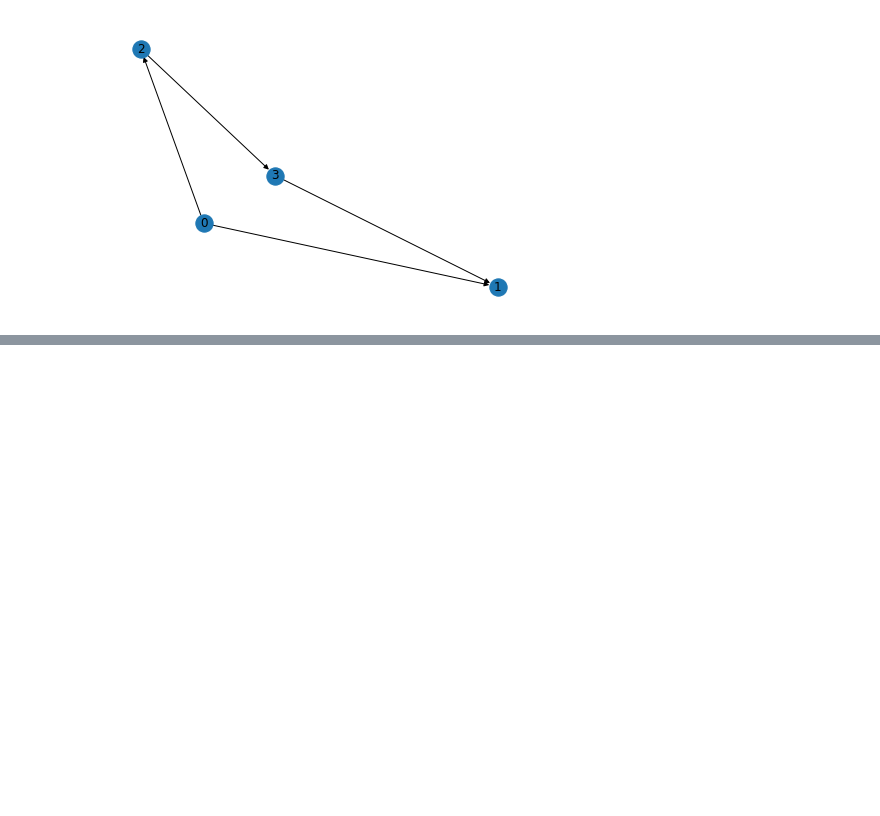
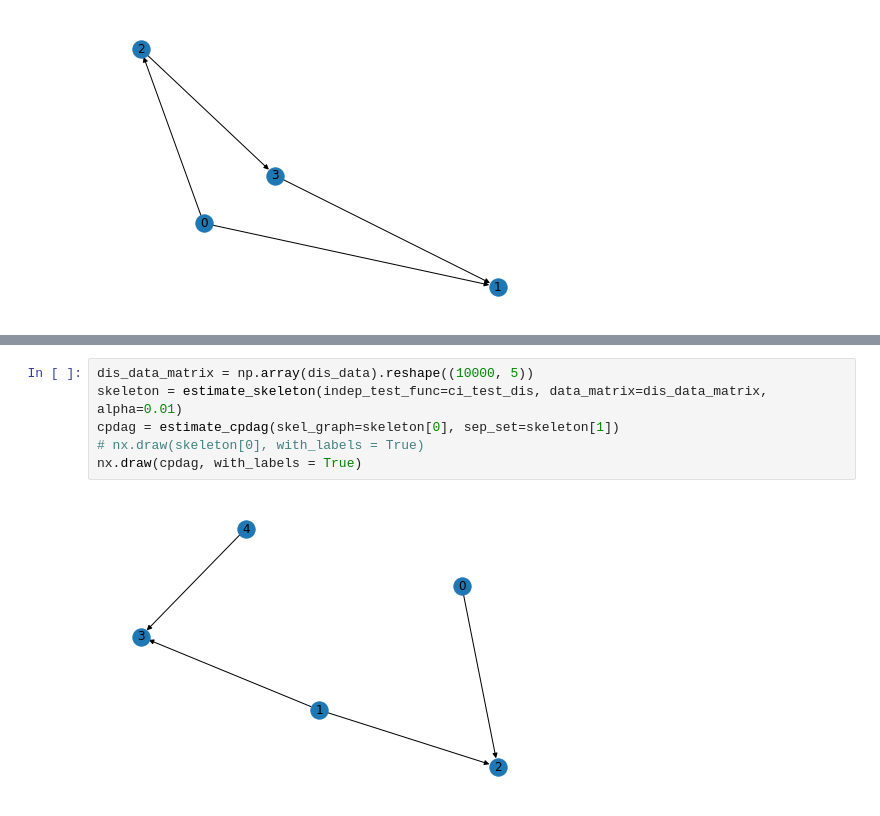
Before and after one commit to JanMarcoRuizdeVargas/clustercausal, a Jupyter notebook: clustcausal/examples/clust_pc.ipynb, the cells around one changed output, grey strips where cells are left out. Saved outputs shown, nothing was run; the diff lists cells and outputs as text; blank space fills up the shorter version.

```diff
--- a/clustcausal/examples/clust_pc.ipynb
+++ b/clustcausal/examples/clust_pc.ipynb
@@ -27,0 +123,8 @@ test.written_equations
+# %%
+dis_data_matrix = np.array(dis_data).reshape((10000, 5))
+skeleton = estimate_skeleton(indep_test_func=ci_test_dis, data_matrix=dis_data_matrix, alpha=0.01)
+cpdag = estimate_cpdag(skel_graph=skeleton[0], sep_set=skeleton[1])
+# nx.draw(skeleton[0], with_labels = True)
+nx.draw(cpdag, with_labels = True)
+# %% [output]
+[figure, added]
```
Also changed, not shown: parts of 8 cells of this notebook, 1 other file.
